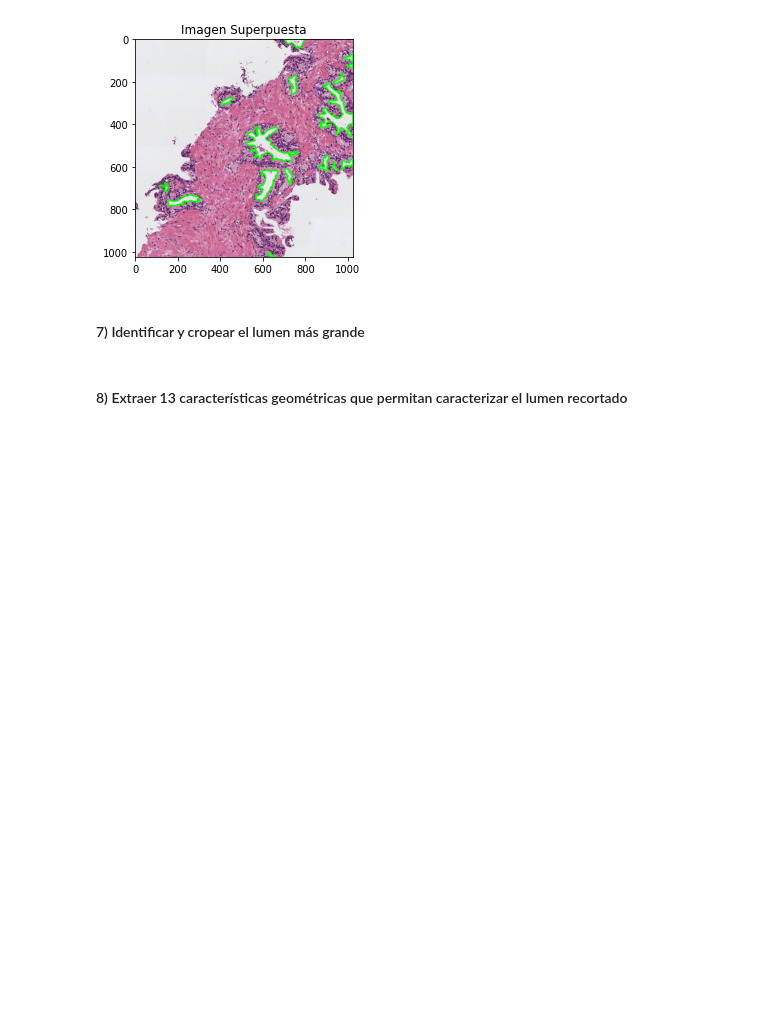
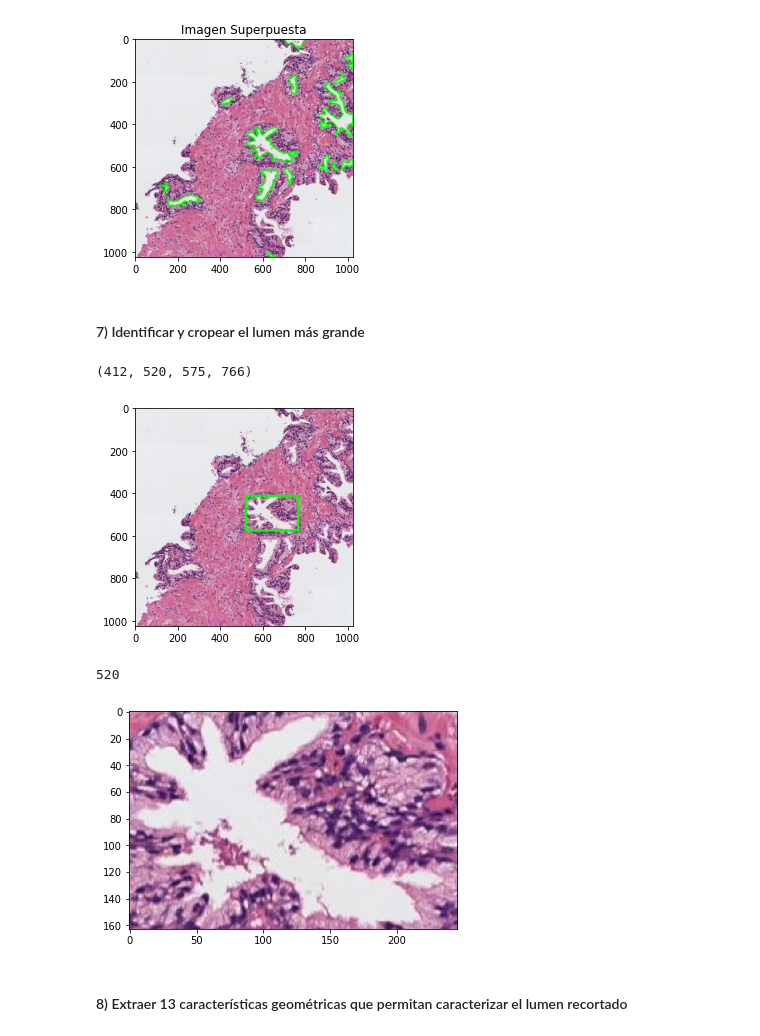
Before and after one commit to StevenMena/05MIAR---Aprendizaje_Supervisado, a Jupyter notebook: Actividad_C1_P1_MenaChavez_StevenAlberto.ipynb, the cells around one changed output. Drawn from its saved outputs; the diff is of its cells as text; code cells hidden in the pictures; blank space fills up the shorter version.

```diff
--- a/Actividad_C1_P1_MenaChavez_StevenAlberto.ipynb
+++ b/Actividad_C1_P1_MenaChavez_StevenAlberto.ipynb
@@ -138,3 +136,45 @@ plt.show()
+# %%
+# Determinar cuál es el lumen de mayor área y hacer un crop del mismo sobre la imagen original RGB.
+# Visualizar el lumen cropeado.
+
+from skimage.measure import label
+from skimage.measure import regionprops
+
+#cada num tiene un grado de intensidad para cada imagen
+lab, num = label(mask_4, return_num=True)
+img_copy =img.copy()
+obj_mayor_area = {}
+area = 0
+for i in range(1,num+1):
+    objeto = lab == i
+    prop = regionprops(objeto.astype(np.uint8))
+
+    if(area<np.round(prop[0].area, 4)):
+      area = np.round(prop[0].area, 4)
+      obj_mayor_area = objeto
+
+
+obj_mayor_area = obj_mayor_area.astype('uint8')
+bbox = regionprops(obj_mayor_area)[0].bbox
+print(bbox)
+start_point = (bbox[1], bbox[0])
+end_point = (bbox[3], bbox[2])
+window = cv2.rectangle(img_copy, start_point, end_point, (0, 255, 0), 10)
+
+plt.imshow(window, cmap='gray')
+plt.show()
+
+##Crop image
+x,y,w,h = bbox
+print(y)
+img_crop=img[x:w, y:h]
+plt.imshow(img_crop, cmap='gray')
+plt.show()
+# %% [output]
+(412, 520, 575, 766)
+[figure, added]
+520
+[figure, added]
 # %% [markdown]
 #### 8) Extraer 13 características geométricas que permitan caracterizar el lumen recortado
 # %%
```
Also changed, not shown: parts of 2 cells of this notebook.
